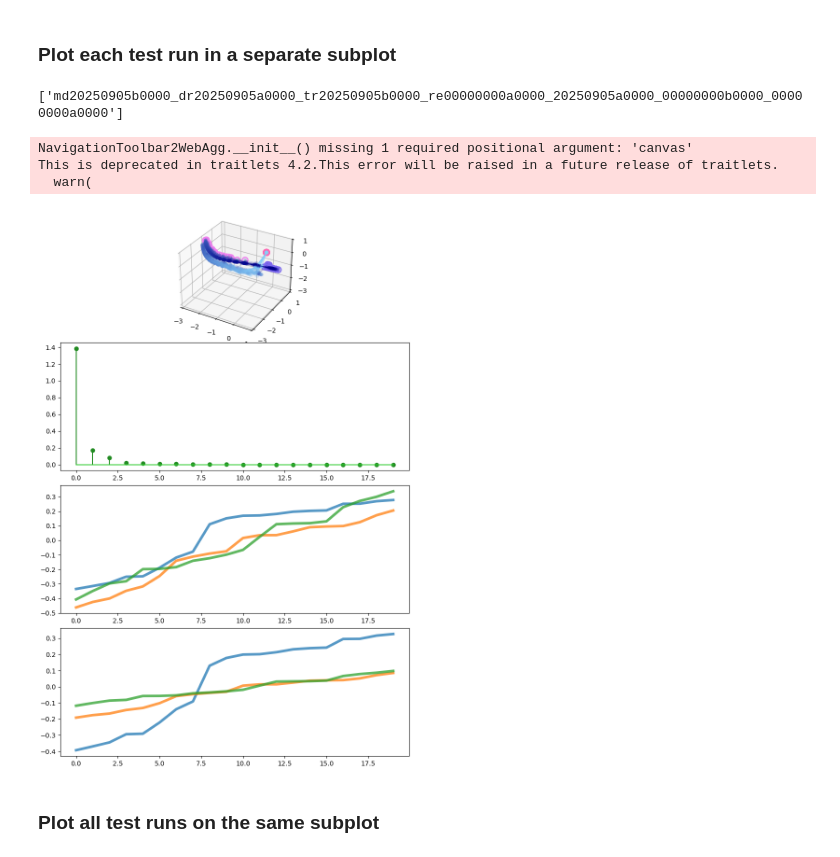
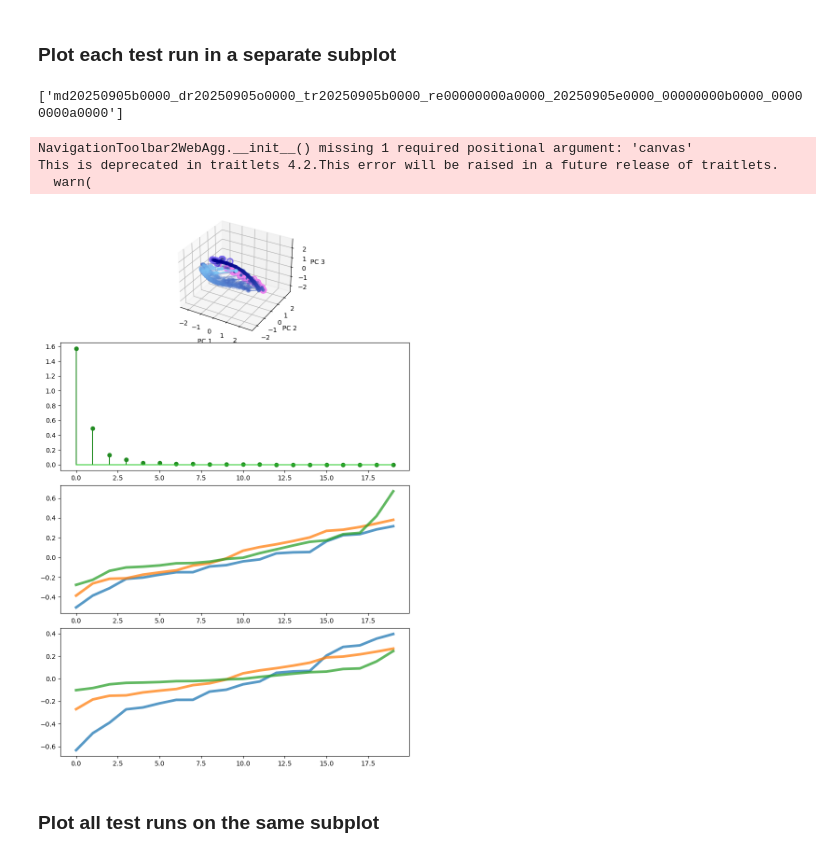
Before and after one commit to jonathan-chien/counting-rnn, a Jupyter notebook: notebooks/aaaa0001.ipynb, the cells around one changed output. Saved outputs shown, nothing was run; the diff lists cells and outputs as text; code cells hidden in the pictures.

```diff
--- a/notebooks/aaaa0001.ipynb
+++ b/notebooks/aaaa0001.ipynb
@@ -208,13 +212,16 @@ CMAPS[1]
 ### Plot each test run in a separate subplot
 # %%
 # Set seed index.
-seed_idx = 0
+seed_idx = 2
 
 # Number of sequences per test run to plot.
-num_seq_to_plot = 50
+num_seq_to_plot = 1
+
+# Which PCs will be selected for all plots.
+pcs_to_plot = [0, 1, 2]
 
 # Test runs to plot.
-test_run_id_to_plot_list = [test_run_id_list[0]]
+test_run_id_to_plot_list = test_run_id_list[0:1]
 num_test_runs_to_plot = len(test_run_id_to_plot_list)
 print(test_run_id_to_plot_list)
 
@@ -248,6 +255,10 @@ for i_test_run, test_run_id in enumerate(test_run_id_to_plot_list):
 
         # Plot hidden state trajectories.
         plotting.plot_trajectory(trajectory, alpha=0.2, ax=axs_0[0, i_test_run], cmap=CMAPS[i_test_run])
+
+        axs_0[0, 0].set_xlabel(f'PC {pcs_to_plot[0] + 1}')
+        axs_0[0, 0].set_ylabel(f'PC {pcs_to_plot[1] + 1}')
+        axs_0[0, 0].set_zlabel(f'PC {pcs_to_plot[2] + 1}')
 
         # Get BOS, switch, and EOS token positions.
         labels_test = logs.iloc[seed_idx]['test_runs'][test_run_id]['sequences']['test'].labels[seq_idx]
@@ -275,35 +286,35 @@ for i_test_run, test_run_id in enumerate(test_run_id_to_plot_list):
         axs_0[1, i_test_run].stem(
             common_single_test_run['eigenspectrum'],
             linefmt='forestgreen',
             markerfmt='forestgreen',
             basefmt='limegreen'
         )
 
         # Plot eigenvector components.
         axs_0[2, i_test_run].remove()
         axs_0[2, i_test_run] = fig_0.add_subplot(4, num_test_runs_to_plot, 2*num_test_runs_to_plot+i_test_run+1)
         for i_pc in range(common_single_test_run['v'].shape[1]):
             axs_0[2, i_test_run].plot(
                 torch.sort(common_single_test_run['v'][:, i_pc])[0],
                 alpha=0.75,
                 linewidth=4
             )
 
         # Plot loading components.
         axs_0[3, i_test_run].remove()
         axs_0[3, i_test_run] = fig_0.add_subplot(4, num_test_runs_to_plot, 3*num_test_runs_to_plot+i_test_run+1)
         for i_pc in range(common_single_test_run['loadings'].shape[1]):
             axs_0[3, i_test_run].plot(
                 torch.sort(common_single_test_run['loadings'][:, i_pc])[0],
                 alpha=0.75,
                 linewidth=4
             )
 # %% [output]
-['md20250905b0000_dr20250905a0000_tr20250905b0000_re00000000a0000_20250905a0000_00000000b0000_00000000a0000']
+['md20250905b0000_dr20250905o0000_tr20250905b0000_re00000000a0000_20250905e0000_00000000b0000_00000000a0000']
 NavigationToolbar2WebAgg.__init__() missing 1 required positional argument: 'canvas'
 This is deprecated in traitlets 4.2.This error will be raised in a future release of traitlets.
   warn(
-[figure, old version]
+[figure, new version]
 # %% [markdown]
 ### Plot all test runs on the same subplot
 # %%
```
Also changed, not shown: parts of 3 cells of this notebook, 7 other files.
